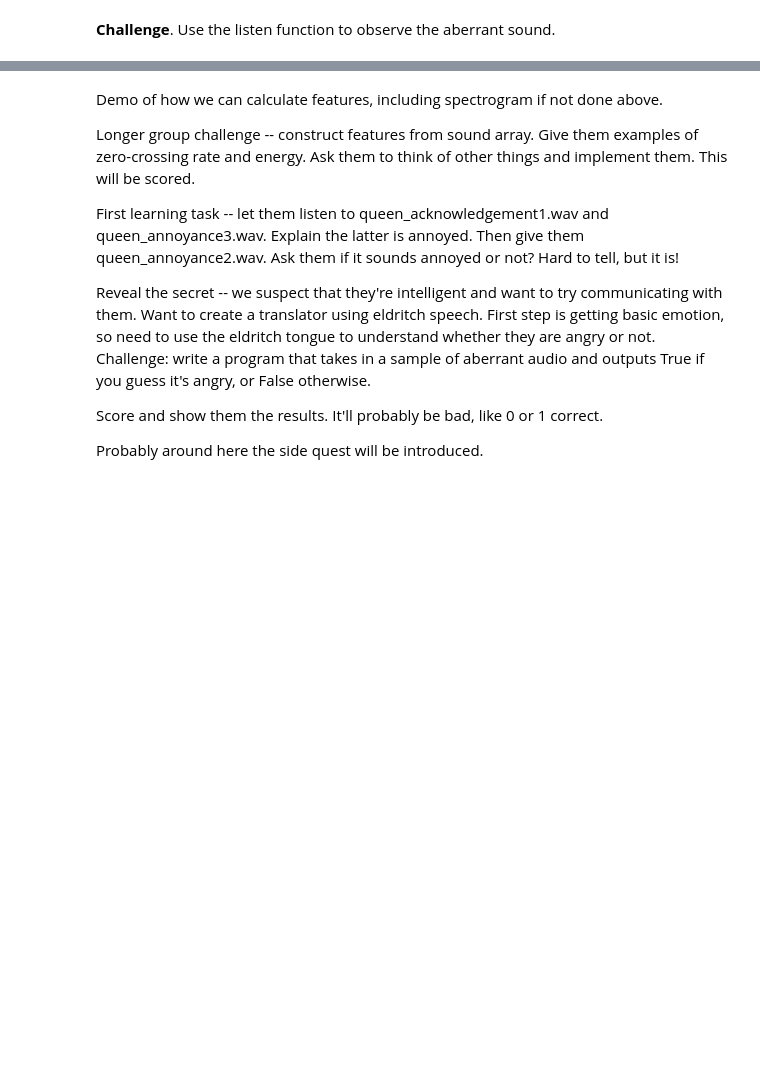
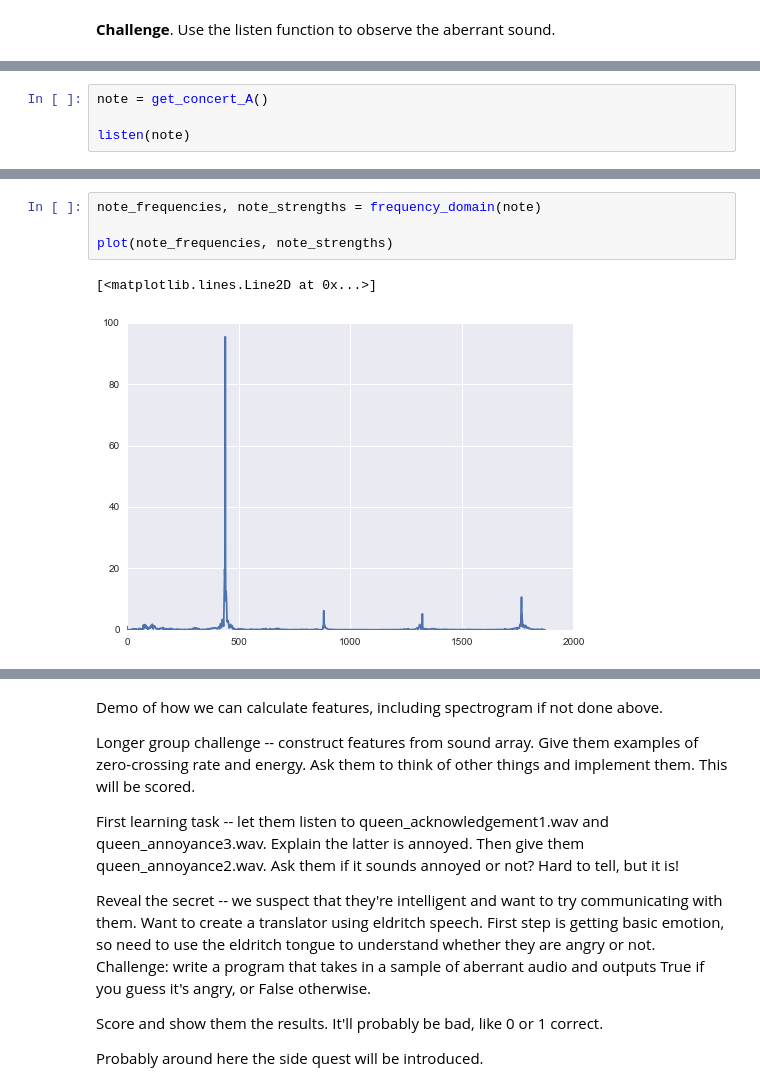
Before and after one commit to cferko/artificer, a Jupyter notebook: source/micaeli/micaeli_draft.ipynb, the cells around one changed output, grey strips where cells are left out. Drawn from its saved outputs; the diff is of its cells as text; blank space fills up the shorter version.

```diff
--- a/source/micaeli/micaeli_draft.ipynb
+++ b/source/micaeli/micaeli_draft.ipynb
@@ -102,0 +212,4 @@ frequency_domain_demo()
+# %%
+note = get_concert_A()
+
+listen(note)
@@ -102,0 +218,7 @@ frequency_domain_demo()
+# %%
+note_frequencies, note_strengths = frequency_domain(note)
+
+plot(note_frequencies, note_strengths)
+# %% [output]
+[<matplotlib.lines.Line2D at 0x...>]
+[figure, added]
```
Also changed, not shown: parts of 57 cells of this notebook, 7 other files.
